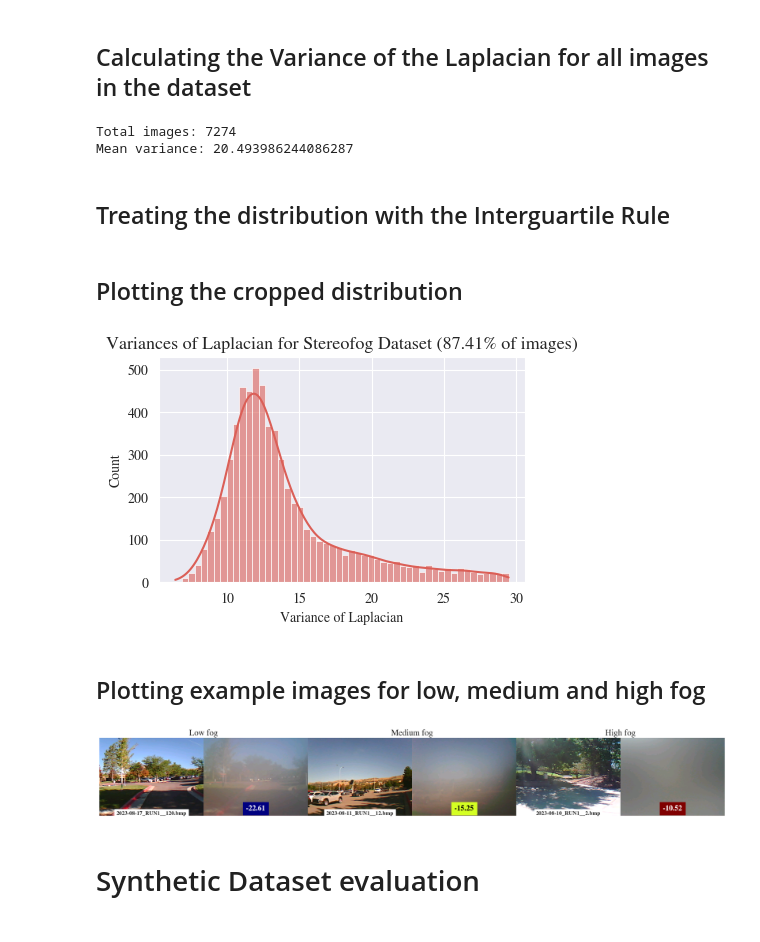
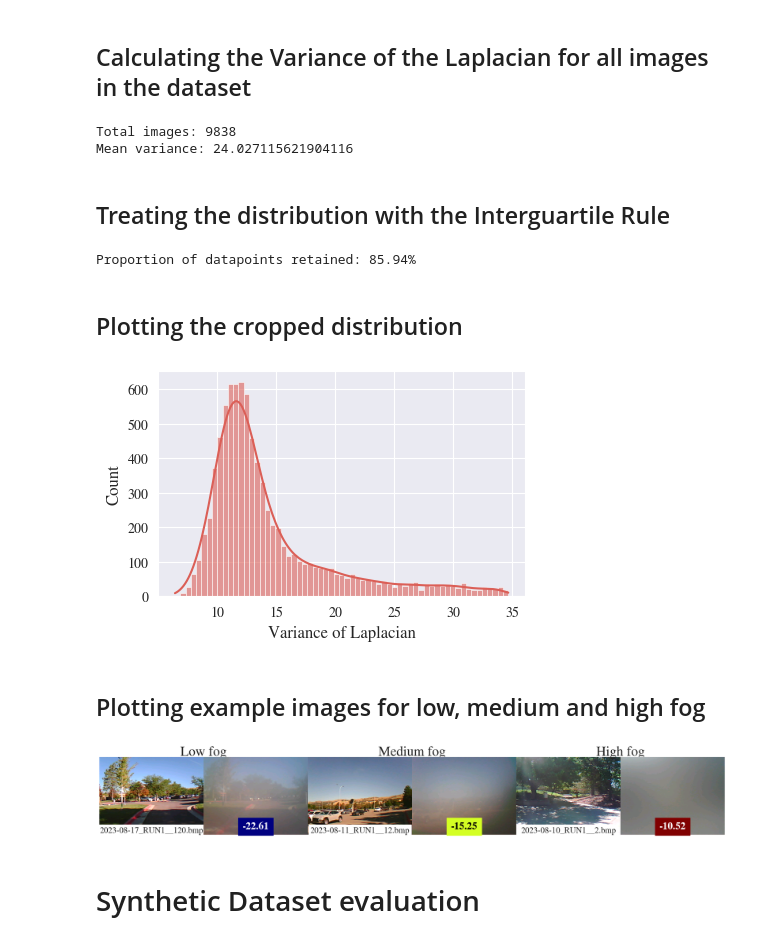
Before and after one commit to apoll2000/stereofog, a Jupyter notebook: stereofog_images_EDA.ipynb, the cells around one changed output. Saved outputs shown, nothing was run; the diff lists cells and outputs as text; code cells hidden in the pictures.

```diff
--- a/stereofog_images_EDA.ipynb
+++ b/stereofog_images_EDA.ipynb
@@ -16,5 +18,5 @@ import cv2
 # %%
-dataset_path = 'datasets/stereofog_images'
+dataset_path = 'stereofog_images'
 # %% [markdown]
 ## Calculating the Variance of the Laplacian for all images in the dataset
 # %%
@@ -22,7 +24,7 @@ variance_values = []
 image_count = 0
 subfolder = 'B'
 
-for folder in [item for item in os.listdir(dataset_path) if item[0] != '.' and '.xlsx' not in item]:
+for folder in [item for item in os.listdir(dataset_path) if item[0] != '.' and '.xlsx' not in item and '.md' not in item]:
 
     for image in [item for item in os.listdir(os.path.join(dataset_path, folder, subfolder)) if item[0] != '.']:
 
@@ -34,8 +36,8 @@ for folder in [item for item in os.listdir(dataset_path) if item[0] != '.' and '
 print('Total images: {}'.format(image_count))
 print('Mean variance: {}'.format(sum(variance_values) / len(variance_values)))
 # %% [output]
-Total images: 7274
-Mean variance: 20.493986244086287
+Total images: 9838
+Mean variance: 24.027115621904116
 # %%
 variance_values_df = pd.Series(sorted(variance_values))
 # %% [markdown]
@@ -47,21 +49,25 @@ IQR = Q3 - Q1
 
 upper=Q3+1.5*IQR
 lower=Q1-1.5*IQR
+# %%
+print(f'Proportion of datapoints retained: {len(variance_values_df[(variance_values_df < upper) & (variance_values_df > lower)]) / len(variance_values_df)*100:.2f}%')
+# %% [output]
+Proportion of datapoints retained: 85.94%
 # %% [markdown]
 ## Plotting the cropped distribution
 # %%
 fig, ax = plt.subplots(figsize=set_size())
 
 sns.histplot(variance_values_df[(variance_values_df < upper) & (variance_values_df > lower)], ax = ax, kde=True, fill=True, alpha=0.6)
 ax.set_xlabel('Variance of Laplacian')
 ax.set_ylabel('Count')
 
-plt.savefig('plots/stereofog_dataset_variances.pdf', format='pdf', bbox_inches='tight')
+plt.savefig('stereofog/plots/stereofog_dataset_variances.pdf', format='pdf', bbox_inches='tight')
 
-ax.set_title(f'Variances of Laplacian for Stereofog Dataset ({len(variance_values_df[(variance_values_df < upper) & (variance_values_df > lower)]) / len(variance_values_df)*100:.2f}% of images)')
+# ax.set_title(f'Variances of Laplacian for Stereofog Dataset ({len(variance_values_df[(variance_values_df < upper) & (variance_values_df > lower)]) / len(variance_values_df)*100:.2f}% of images)')
 plt.show()
 # %% [output]
-[figure, old version]
+[figure, new version]
 # %% [markdown]
 ## Plotting example images for low, medium and high fog
 # %%
@@ -80,7 +86,7 @@ images =    [   '2023-08-17_RUN1__120.bmp', # low fog example
                 '2023-08-10_RUN1__2.bmp' # high fog example
             ]
 
-dataset_path = '../stereofog_images'
+dataset_path = 'stereofog_images'
 
 variances = [] # list of variances of Laplacian for each image
 
@@ -98,7 +104,7 @@ for index, image in enumerate(images):
     ax[index*2+1].imshow(img_B, aspect='auto')
     ax[index*2+1].axis('off')
 
-    ax[index*2].text(0.5, 0, image, horizontalalignment='center', verticalalignment='bottom', transform=ax[index*2].transAxes, fontweight='bold', fontsize=12, backgroundcolor='white')
+    ax[index*2].text(0.5, 0, image, horizontalalignment='center', verticalalignment='bottom', transform=ax[index*2].transAxes, fontsize=18, backgroundcolor='white')
 
     # Calculating the variance of Laplacian of the fogged image and adding it to the plot
     img_B_gray = cv2.cvtColor(img_B, cv2.COLOR_BGR2GRAY)
@@ -108,17 +114,17 @@ norm = matplotlib.colors.Normalize(vmin=min(variances), vmax=max(variances))
 
 
 for index in range(num_images//2):
-    ax[index*2+1].text(0.5, 0.045, f'{variances[index]:.2f}', horizontalalignment='center', verticalalignment='bottom', transform=ax[index*2+1].transAxes, fontweight='bold', backgroundcolor=cm.jet(norm(variances[index])), fontsize=16, color='black' if index == 1 else 'white')
+    ax[index*2+1].text(0.5, 0.045, f'{variances[index]:.2f}', horizontalalignment='center', verticalalignment='bottom', transform=ax[index*2+1].transAxes, fontweight='bold', backgroundcolor=cm.jet(norm(variances[index])), fontsize=22, color='black' if index == 1 else 'white')
 
-ax[0].text(1., 1.06, 'Low fog', horizontalalignment='center', verticalalignment='center', transform=ax[0].transAxes, fontsize=18)
-ax[2].text(1., 1.06, 'Medium fog', horizontalalignment='center', verticalalignment='center', transform=ax[2].transAxes, fontsize=18)
-ax[4].text(1., 1.06, 'High fog', horizontalalignment='center', verticalalignment='center', transform=ax[4].transAxes, fontsize=18)
+ax[0].text(1., 1.06, 'Low fog', horizontalalignment='center', verticalalignment='center', transform=ax[0].transAxes, fontsize=29)
+ax[2].text(1., 1.06, 'Medium fog', horizontalalignment='center', verticalalignment='center', transform=ax[2].transAxes, fontsize=29)
+ax[4].text(1., 1.06, 'High fog', horizontalalignment='center', verticalalignment='center', transform=ax[4].transAxes, fontsize=29)
 
 plt.subplots_adjust(hspace=0, wspace=0)
-plt.savefig('plots/stereofog_dataset_examples.pdf', format='pdf', bbox_inches='tight')
+plt.savefig('stereofog/plots/stereofog_dataset_examples.pdf', format='pdf', bbox_inches='tight')
 plt.show()
 # %% [output]
-[figure, old version]
+[figure, new version]
 # %% [markdown]
 # Synthetic Dataset evaluation
 # %% [markdown]
```
Also changed, not shown: parts of 4 cells of this notebook, 2 other files.
